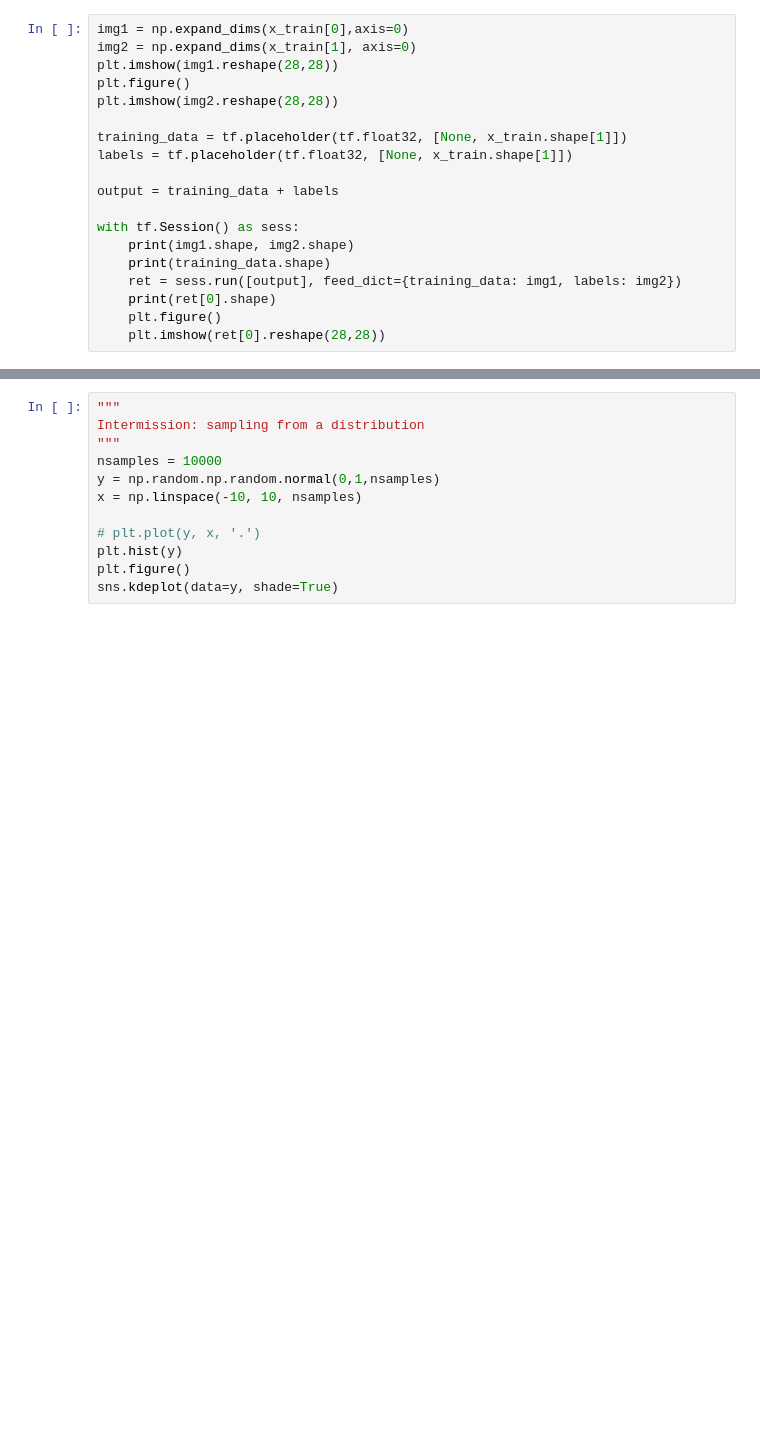
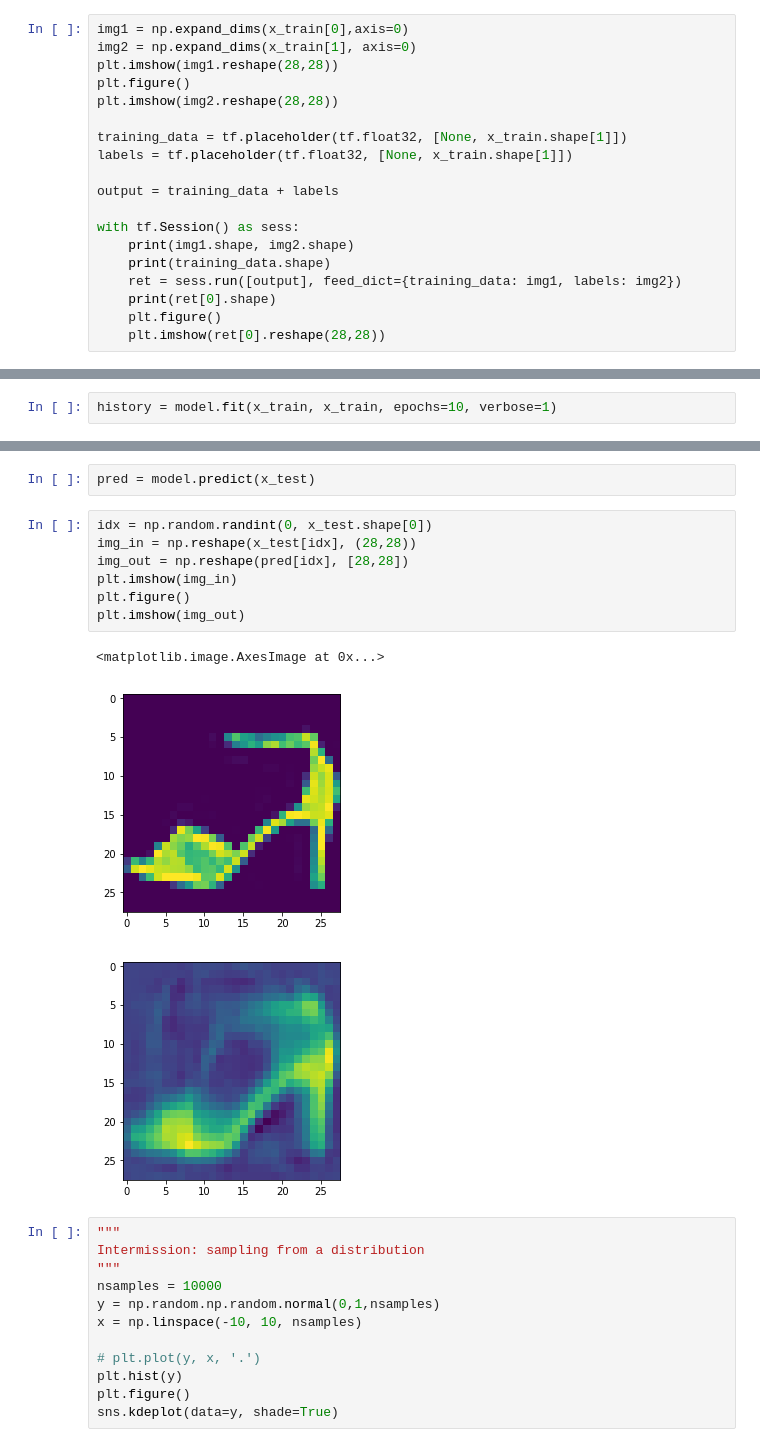
Before and after one commit to adelizer/kaggle-sandbox, a Jupyter notebook: drafts/understanding_vae.ipynb, the cells around one changed output, grey strips where cells are left out. Drawn from its saved outputs; the diff is of its cells as text; blank space fills up the shorter version.

```diff
--- a/drafts/understanding_vae.ipynb
+++ b/drafts/understanding_vae.ipynb
@@ -145,0 +164,2 @@ with tf.Session() as sess:
+# %%
+history = model.fit(x_train, x_train, epochs=10, verbose=1)
@@ -146,3 +184,16 @@ with tf.Session() as sess:
+# %%
+pred = model.predict(x_test)
+# %%
+idx = np.random.randint(0, x_test.shape[0])
+img_in = np.reshape(x_test[idx], (28,28))
+img_out = np.reshape(pred[idx], [28,28])
+plt.imshow(img_in)
+plt.figure()
+plt.imshow(img_out)
+# %% [output]
+<matplotlib.image.AxesImage at 0x...>
+[figure, added]
+[figure, added]
 # %%
 """
 Intermission: sampling from a distribution
```
Also changed, not shown: parts of 4 cells of this notebook.
